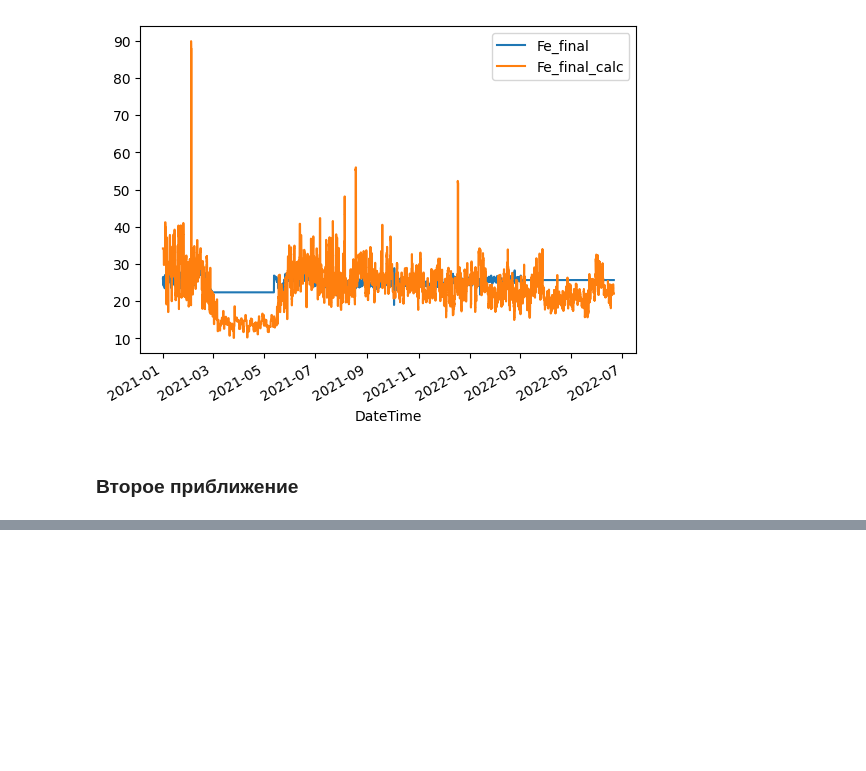
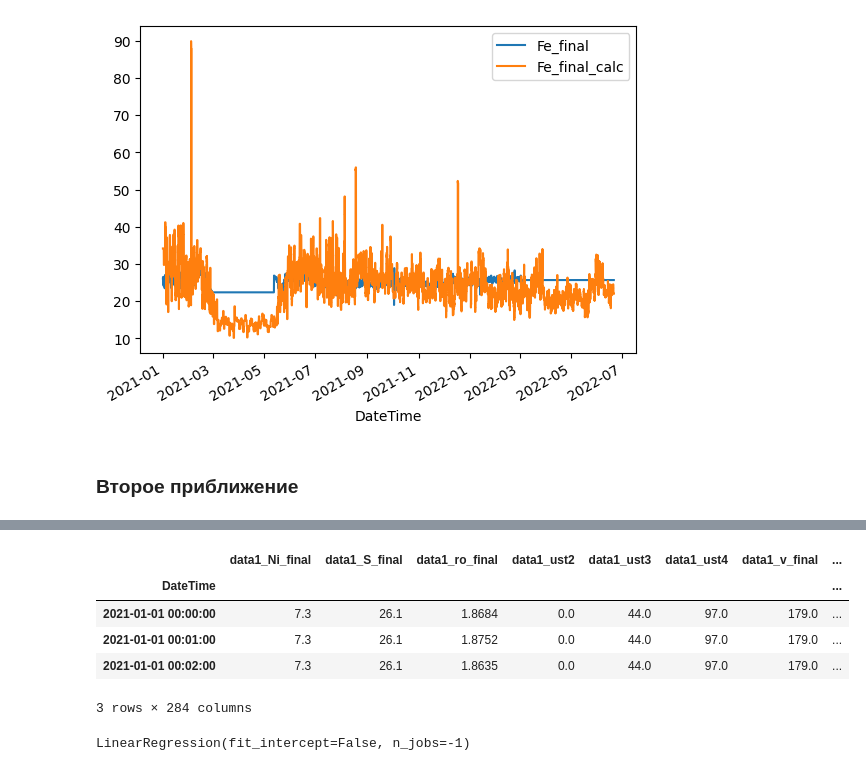
Before and after one commit to seri4ka/GB_task1, a Jupyter notebook: task.ipynb, the cells around one changed output, grey strips where cells are left out. Cells and saved outputs as stored; diff of their text form; code cells hidden in the pictures; blank space fills up the shorter version.

```diff
--- a/task.ipynb
+++ b/task.ipynb
@@ -306,0 +324,29 @@ data1
+# %%
+data_full.columns
+target = [
+  'data1_Ni_final',
+  'data1_S_final',
+  'data1_ro_final',
+  'data1_v_final',
+  'data2_Ni_final',
+  'data2_S_final',
+  'data2_Fe3O4_final',
+  'data2_ro_final',
+  'data2_level_final'
+]
+features = list(set(data_full.columns) - set(target))
+# %%
+new_features = features.copy()
+for i in tqdm(range(10)):
+  for col in data_full[features]:
+    new_features.append(f'lag{i}_{col}')
+    data_full[f'lag{i}_{col}'] = data_full[col].shift(i)
+# %%
+data_full.head(3)
+# %% [output]
+|  | data1_Ni_final | data1_S_final | data1_ro_final | data1_ust2 | data1_ust3 | data1_ust4 | data1_v_final | ... |
+| DateTime |  |  |  |  |  |  |  | ... |
+| 2021-01-01 00:00:00 | 7.3 | 26.1 | 1.8684 | 0.0 | 44.0 | 97.0 | 179.0 | ... |
+| 2021-01-01 00:01:00 | 7.3 | 26.1 | 1.8752 | 0.0 | 44.0 | 97.0 | 179.0 | ... |
+| 2021-01-01 00:02:00 | 7.3 | 26.1 | 1.8635 | 0.0 | 44.0 | 97.0 | 179.0 | ... |
+3 rows × 284 columns
@@ -306,0 +361,5 @@ data1
+# %%
+lr = LinearRegression(n_jobs=-1, fit_intercept=False)
+lr.fit(x_train, y_train)
+# %% [output]
+LinearRegression(fit_intercept=False, n_jobs=-1)
```
Also changed, not shown: parts of 23 cells of this notebook.
